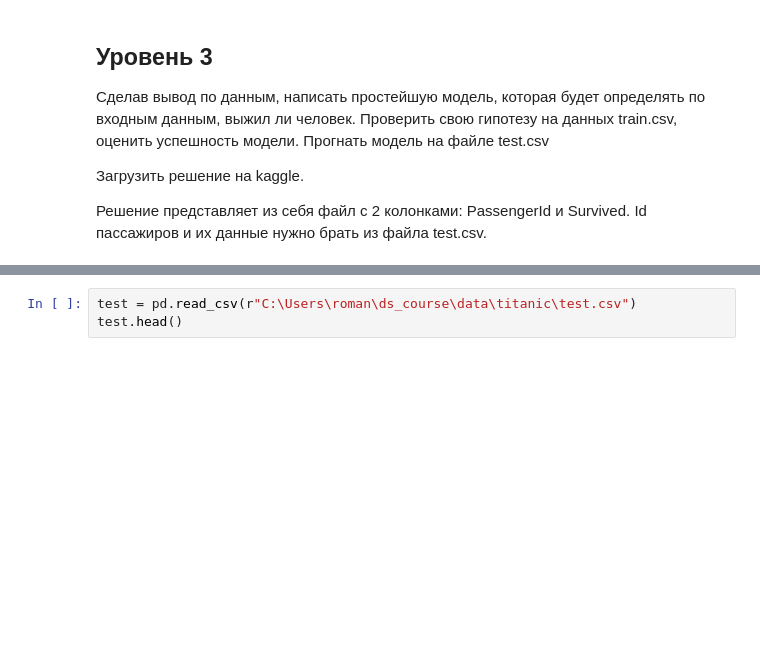
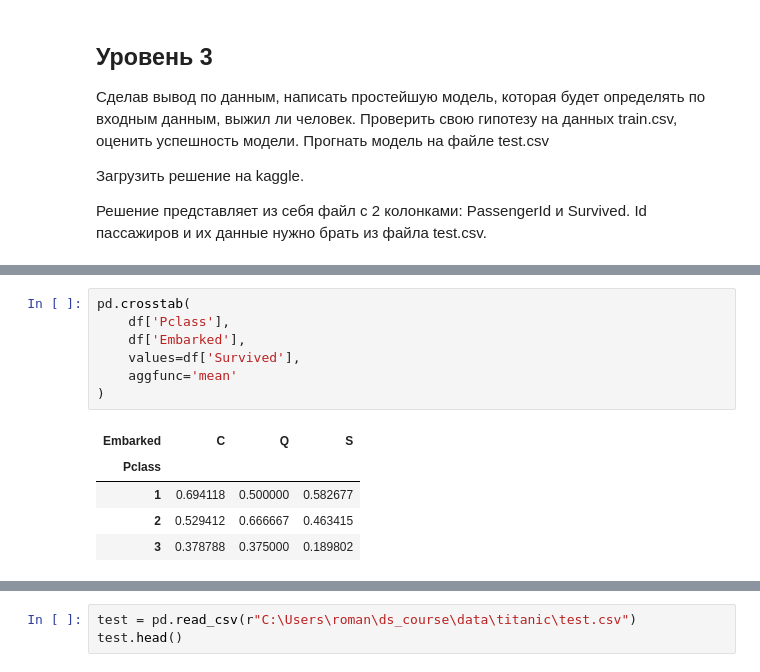
Before and after one commit to r1ryzhov/ds_course, a Jupyter notebook: homework_5.ipynb, the cells around one changed output, grey strips where cells are left out. Drawn from its saved outputs; the diff is of its cells as text; blank space fills up the shorter version.

```diff
--- a/homework_5.ipynb
+++ b/homework_5.ipynb
@@ -228,0 +273,13 @@ df.head()
+# %%
+pd.crosstab(
+    df['Pclass'],
+    df['Embarked'],
+    values=df['Survived'],
+    aggfunc='mean'
+)
+# %% [output]
+| Embarked | C | Q | S |
+| Pclass |  |  |  |
+| 1 | 0.694118 | 0.500000 | 0.582677 |
+| 2 | 0.529412 | 0.666667 | 0.463415 |
+| 3 | 0.378788 | 0.375000 | 0.189802 |
```
Also changed, not shown: parts of 35 cells of this notebook.
